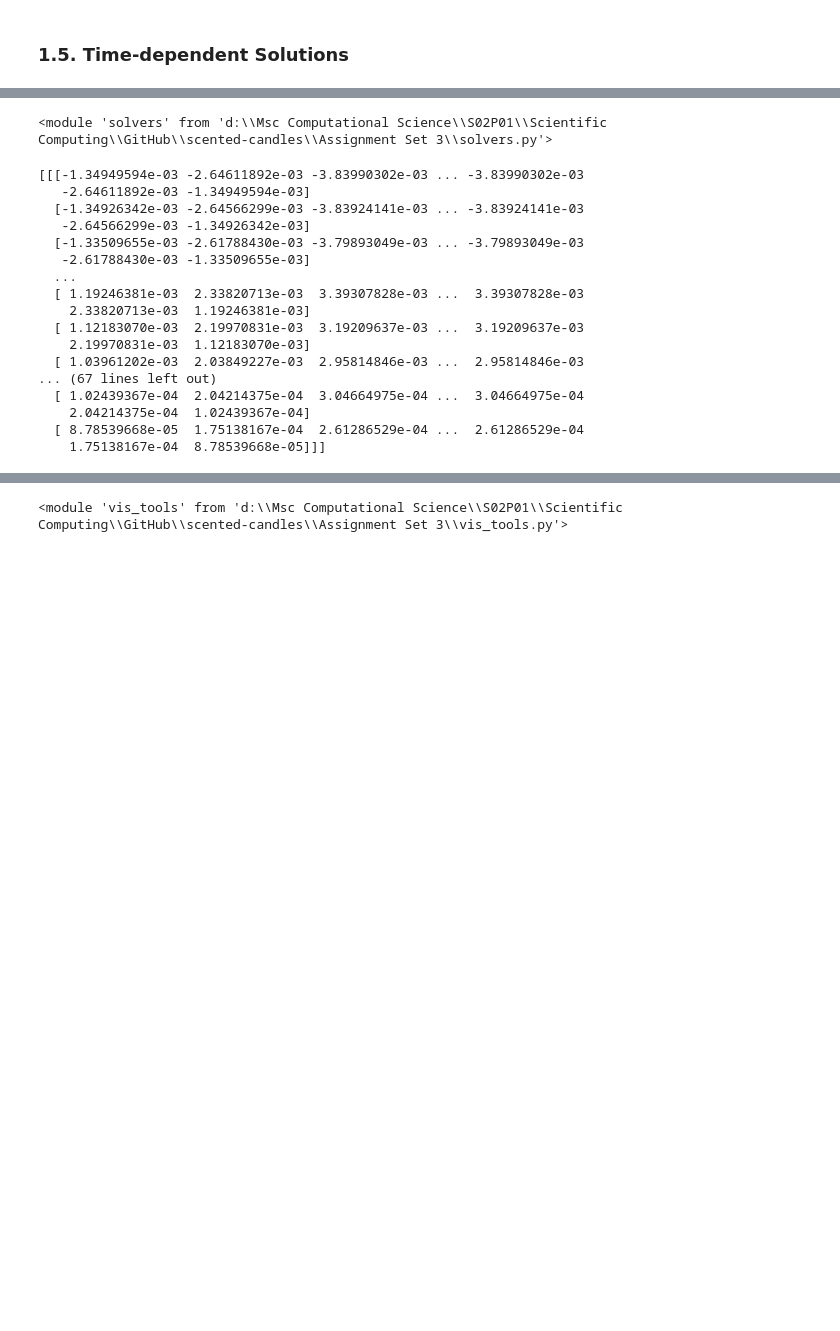
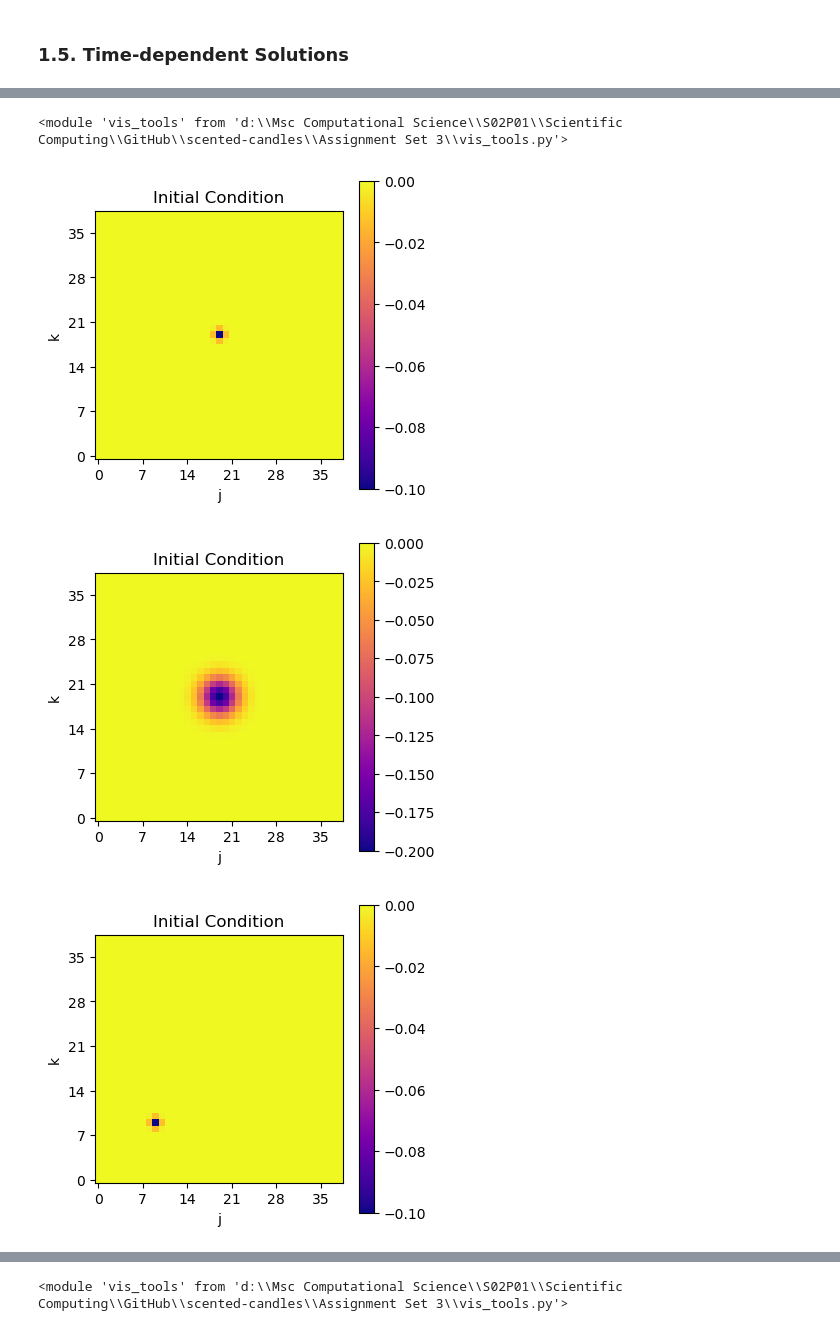
Before and after one commit to mboyan/scented-candles, a Jupyter notebook: Assignment Set 3/AssignmentSet3.ipynb, the cells around one changed output, grey strips where cells are left out. Cells and saved outputs as stored; diff of their text form; code cells hidden in the pictures; blank space fills up the shorter version.

```diff
--- a/Assignment Set 3/AssignmentSet3.ipynb
+++ b/Assignment Set 3/AssignmentSet3.ipynb
@@ -348,4 +379,5 @@ Both of these cases are explored on all membrane shapes, starting with $u(x,y,0)
 # %%
 reload(sv)
+reload(vis)
 # %% [output]
-<module 'solvers' from 'd:\\Msc Computational Science\\S02P01\\Scientific Computing\\GitHub\\scented-candles\\Assignment Set 3\\solvers.py'>
+<module 'vis_tools' from 'd:\\Msc Computational Science\\S02P01\\Scientific Computing\\GitHub\\scented-candles\\Assignment Set 3\\vis_tools.py'>
@@ -386,20 +384,30 @@ u_evolutions_C = sv.compute_wave_time_dependent_multiple(init_amps, init_vels, e
-# %%
-print(u_evolutions_A[0])
-# %% [output]
-[[[-1.34949594e-03 -2.64611892e-03 -3.83990302e-03 ... -3.83990302e-03
-   -2.64611892e-03 -1.34949594e-03]
-  [-1.34926342e-03 -2.64566299e-03 -3.83924141e-03 ... -3.83924141e-03
-   -2.64566299e-03 -1.34926342e-03]
-  [-1.33509655e-03 -2.61788430e-03 -3.79893049e-03 ... -3.79893049e-03
-   -2.61788430e-03 -1.33509655e-03]
-  ...
-  [ 1.19246381e-03  2.33820713e-03  3.39307828e-03 ...  3.39307828e-03
-    2.33820713e-03  1.19246381e-03]
-  [ 1.12183070e-03  2.19970831e-03  3.19209637e-03 ...  3.19209637e-03
-    2.19970831e-03  1.12183070e-03]
-  [ 1.03961202e-03  2.03849227e-03  2.95814846e-03 ...  2.95814846e-03
-... (67 lines left out)
-  [ 1.02439367e-04  2.04214375e-04  3.04664975e-04 ...  3.04664975e-04
-    2.04214375e-04  1.02439367e-04]
-  [ 8.78539668e-05  1.75138167e-04  2.61286529e-04 ...  2.61286529e-04
-    1.75138167e-04  8.78539668e-05]]]
+# %%
+# Simulation setup
+L = 1
+N = 40
+dx = 1 / N
+N_ys = [N, 2*N, N]
+
+ts = np.linspace(0, 1, 101)
+
+# Initial condition parameters
+h_s = [-0.1, -0.2, -0.1]
+a_s = [-0.1, -0.1, -0.2]
+sigmas = [0.5, 2, 0.5]
+
+init_amps = []
+init_vels = []
+for i in range(len(setups['names'])):
+    x0s = [np.array(((N-2)//2,(N_ys[i]-2)//2)), np.array(((N-2)//2,(N_ys[i]-2)//2)), np.array(((N-2)//4,(N_ys[i]-2)//4))]
+    init_amps_bndry = np.empty((3, lattice_coords_shapes[i].shape[0]))
+    init_vels_bndry = np.empty((3, lattice_coords_shapes[i].shape[0]))
+    for j in range(3):
+        init_amps_bndry[j] = sv.construct_init_condition_gaussian(h_s[j], x0s[j], sigmas[j], lattice_coords_shapes[i])
+        init_vels_bndry[j] = sv.construct_init_condition_gaussian(a_s[j], x0s[j], sigmas[j], lattice_coords_shapes[i])
+        vis.plot_init_condition(lattice_coords_shapes[i], init_amps_bndry[j])
+    init_amps.append(init_amps_bndry)
+    init_vels.append(init_vels_bndry)
+# %% [output]
+[figure, added]
+[figure, added]
+[figure, added]
```
Also changed, not shown: parts of 7 cells of this notebook, 2 other files.
